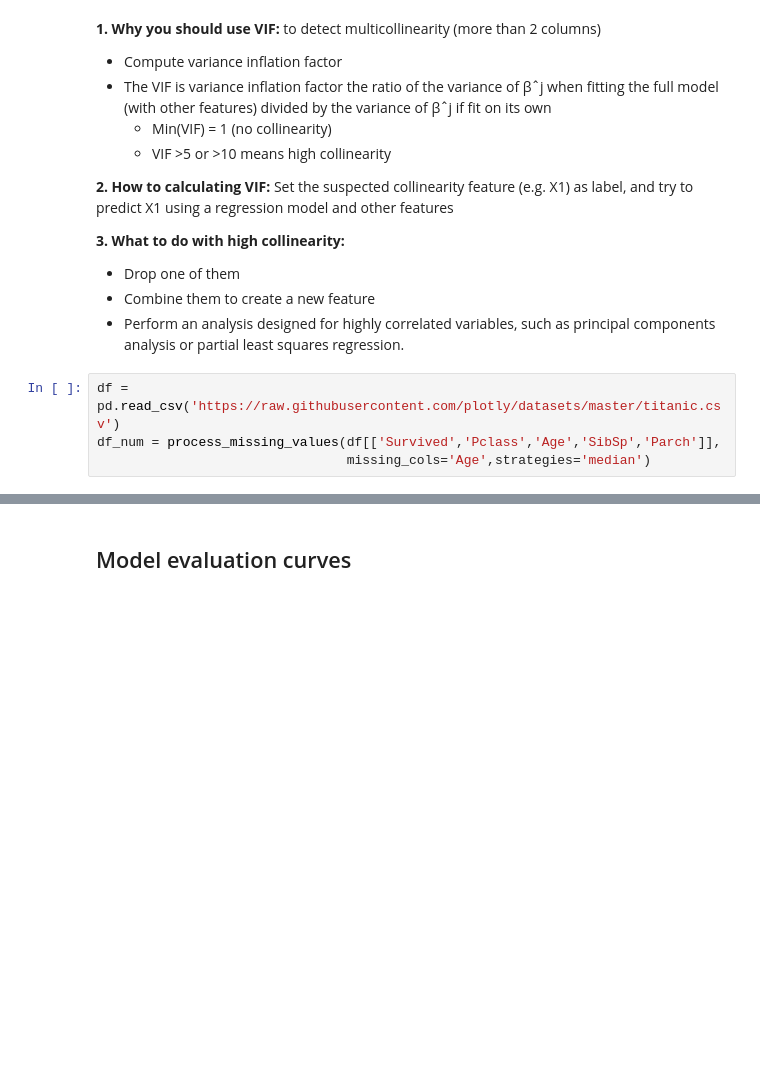
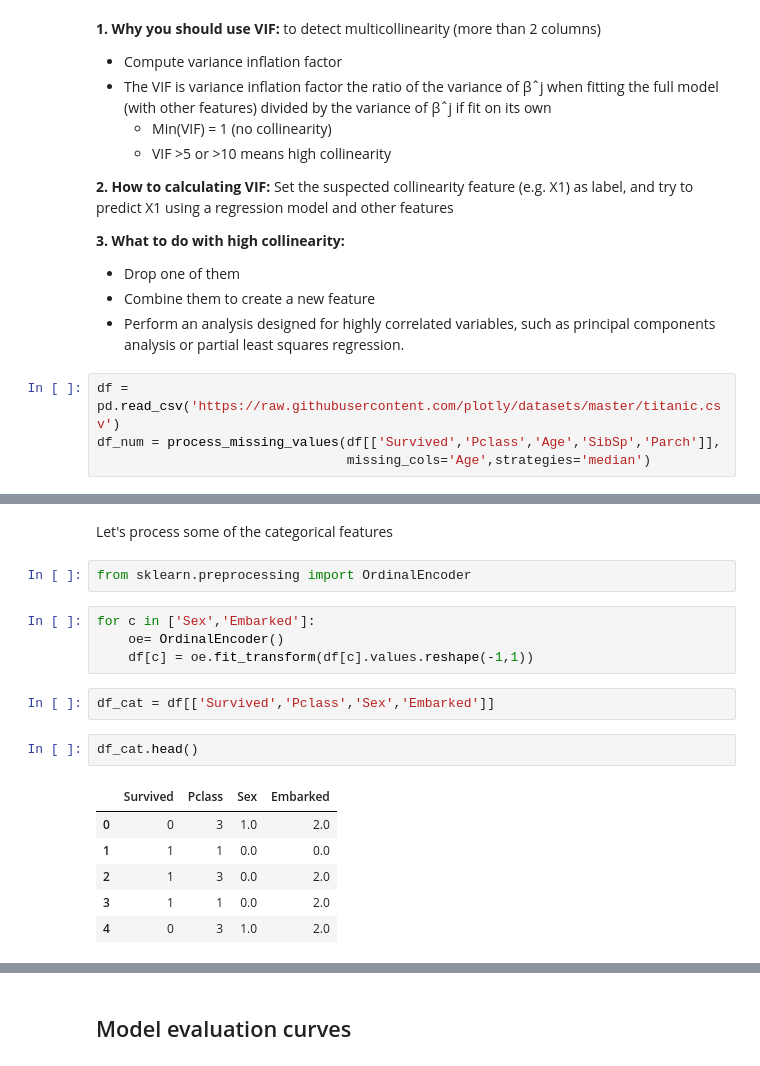
Before and after one commit to anhquan0412/that-ml-library, a Jupyter notebook: nbs/03_chart_plotting.ipynb, the cells around one changed output, grey strips where cells are left out. Cells and saved outputs as stored; diff of their text form; blank space fills up the shorter version.

```diff
--- a/nbs/03_chart_plotting.ipynb
+++ b/nbs/03_chart_plotting.ipynb
@@ -113,0 +214,19 @@ dtype: float64
+# %% [markdown]
+Let's process some of the categorical features
+# %%
+from sklearn.preprocessing import OrdinalEncoder
+# %%
+for c in ['Sex','Embarked']:
+    oe= OrdinalEncoder()
+    df[c] = oe.fit_transform(df[c].values.reshape(-1,1))
+# %%
+df_cat = df[['Survived','Pclass','Sex','Embarked']]
+# %%
+df_cat.head()
+# %% [output]
+|  | Survived | Pclass | Sex | Embarked |
+| 0 | 0 | 3 | 1.0 | 2.0 |
+| 1 | 1 | 1 | 0.0 | 0.0 |
+| 2 | 1 | 3 | 0.0 | 2.0 |
+| 3 | 1 | 1 | 0.0 | 2.0 |
+| 4 | 0 | 3 | 1.0 | 2.0 |
```
Also changed, not shown: parts of 22 cells of this notebook, 5 other files.
